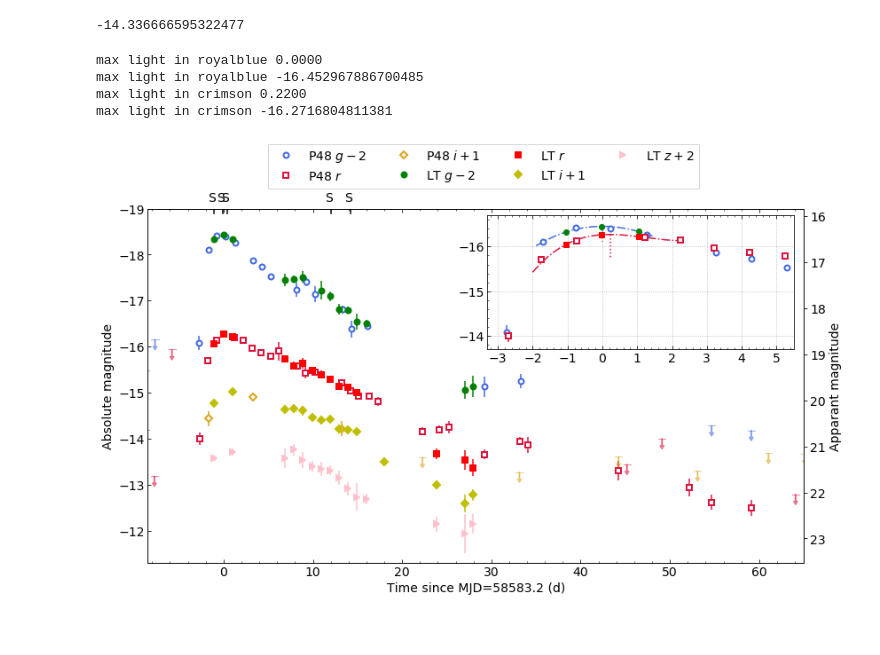
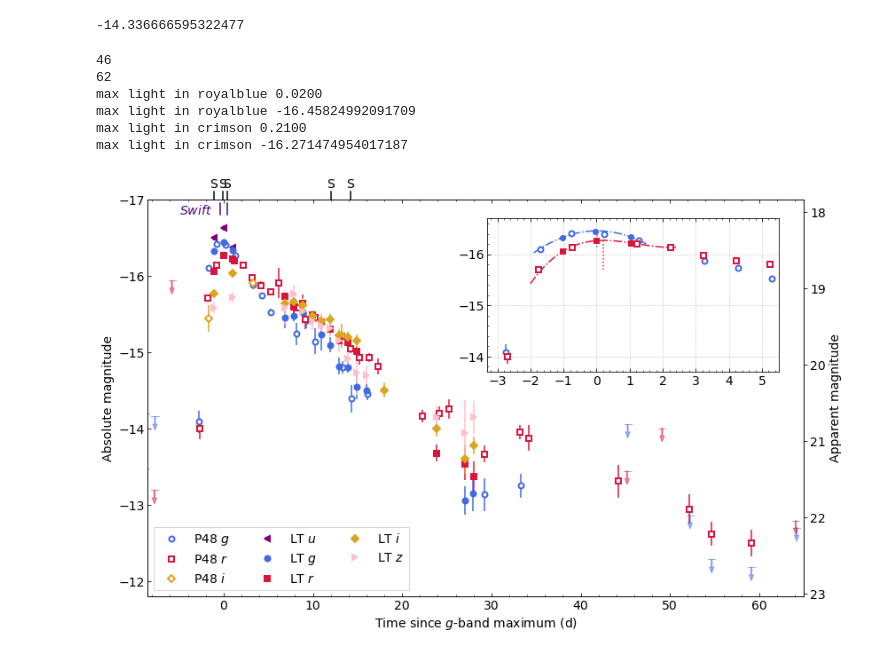
Before and after one commit to yaoyuhan/SN2019dge, a Jupyter notebook: playground/make_lightcurve.ipynb, the cells around one changed output. Cells and saved outputs as stored; diff of their text form; code cells hidden in the pictures; blank space fills up the shorter version.

Commit message:
Figure 2

```diff
--- a/playground/make_lightcurve.ipynb
+++ b/playground/make_lightcurve.ipynb
@@ -154,6 +179,6 @@ plt.plot(1,1,marker = "o", markerfacecolor = "white", markeredgecolor ="r", mark
 # %%
     ms = 4
-    mylc = tb[tb.instrument=='P48']
+    mylc = tb[tb.instrument=='P48+ZTF']
     ltlc = tb[tb.instrument=='LT+IOO']
     t0guess = 58583.19
 
@@ -309,9 +355,9 @@ Since we are not interested in many significant figures. Let's say g-band max ti
 # %% [markdown]
 ### 5. Make light curve figure
 # %%
-    magoffsetg = -2
-    magoffseti = 1
-    magoffsetz = 2
+    magoffsetg = 0
+    magoffseti = 0
+    magoffsetz = 0
 # %%
 from allsn_info import get_at2019dge
 # %%
@@ -323,13 +369,18 @@ dis_mod = tb["mag0"].values[0] - tb["mag0_abs"].values[0]
 # %%
 def mark_spec_epochs(tspecs, t0jd):
     # plot spec epochs
-    mupp = -18.9
-    mbottom = -19.
+    mupp = -17.0
+    mbottom = -17.1
     for t in tspecs:
-        if t<(t0jd +40):
-            axi.plot([t-t0jd,t-t0jd], [mupp, mbottom], 'k-')
-            axi.text(t-t0jd-0.7, mupp-0.25, 'S')
-    axi.set_ylim(-11.3, mbottom)
+        if t-t0jd<70:
+            axi.plot([t-t0jd,t-t0jd], [mupp, mbottom], 'k-', clip_on = False)
+            axi.text(t-t0jd-0.5, -17.15, 'S')
+    axi.set_ylim(-11.8, -17)
+
+    mupp = -16.95
+    mbottom = -16.8
+    for t in [58582.8, 58583.6, 58657.8]:
+        axi.plot([t-t0jd,t-t0jd], [mupp, mbottom], '-', color = "indigo")
 # %%
 def create_new_yticks1_abs(ylims1):
     yticks1_new = []
@@ -457,8 +514,8 @@ def add_upper_limit(mylc):
             uppmags += magoffseti
 
         for j in range(len(uppmags)):
-            if uppmags[j] > -14.3 or (mytime_upp[j]<0):
-                axi.arrow(mytime_upp[j], uppmags[j], 0, 0.15,
+            if ((uppmags[j] > -14.3)&(mytime_upp[j]>35)) or (mytime_upp[j]<0):
+                axi.arrow(mytime_upp[j], uppmags[j], 0, 0.1,
                       head_width=0.5, head_length=0.08, alpha=0.5,
                       width = 0.1, fc=color, ec=color, zorder=2)
                 axi.plot([mytime_upp[j]-0.4, mytime_upp[j]+0.4],
@@ -472,40 +529,45 @@ major_plot(tb, axi)
 
 mark_spec_epochs(tspecs, t0jd)
 
 ylims1 = axi.get_ylim()
 ylims2 = (ylims1[0] + dis_mod, ylims1[1] + dis_mod)
 yticks2_label = create_new_yticks2(ylims2)
 yticks2_real = []
 for x in yticks2_label:
     yticks2_real.append(x - dis_mod)
 yticks2_real = np.array(yticks2_real)
 
 axi2 = axi.twinx()
 axi2.set_yticks(yticks2_real)
 axi2.set_ylim(ylims1[0], ylims1[1])
 axi2.set_yticklabels(yticks2_label)
 
 axi.set_ylabel('Absolute magnitude')
-axi2.set_ylabel('Apparant magnitude')
-axi.set_xlabel('Time since MJD=%.1f'%t0jd + ' (d)')
+axi2.set_ylabel('Apparent magnitude')
+axi.set_xlabel('Time since $g$-band maximum (d)')
 
 axi.xaxis.set_major_locator(plt.MultipleLocator(10))
 axi.xaxis.set_minor_locator(plt.MultipleLocator(2))
 axi.tick_params(which = 'major', length = 4, top=True)
 axi.tick_params(which = 'minor', length = 2, top=True)
 
 axi.set_xlim(-8.5, 65)
-axi.legend(loc='upper right', ncol = 4,
-           bbox_to_anchor=(0.85, 1.2), fancybox=False, frameon=True)
+axi.legend(loc='lower left', ncol = 3,
+           #bbox_to_anchor=(0.85, 1.2),
+           fancybox=False, frameon=True)
+
+axi.text(-5, -16.8, "$Swift$", color = "indigo")
 
 plt.tight_layout()
-minor_plot(tb, fig)
+minor_plot(tb, fig, minor_loc = [0.52, 0.57, 0.38, 0.32]) # rect = l, b, w, h
 
 plt.savefig('../paper/figures/lightcurve.pdf')
 #plt.close()
 # %% [output]
-max light in royalblue 0.0000
-max light in royalblue -16.452967886700485
-max light in crimson 0.2200
-max light in crimson -16.2716804811381
+46
+62
+max light in royalblue 0.0200
+max light in royalblue -16.45824992091709
+max light in crimson 0.2100
+max light in crimson -16.271474954017187
-[figure, old version]
+[figure, new version]
```
Also changed, not shown: parts of 27 cells of this notebook.
